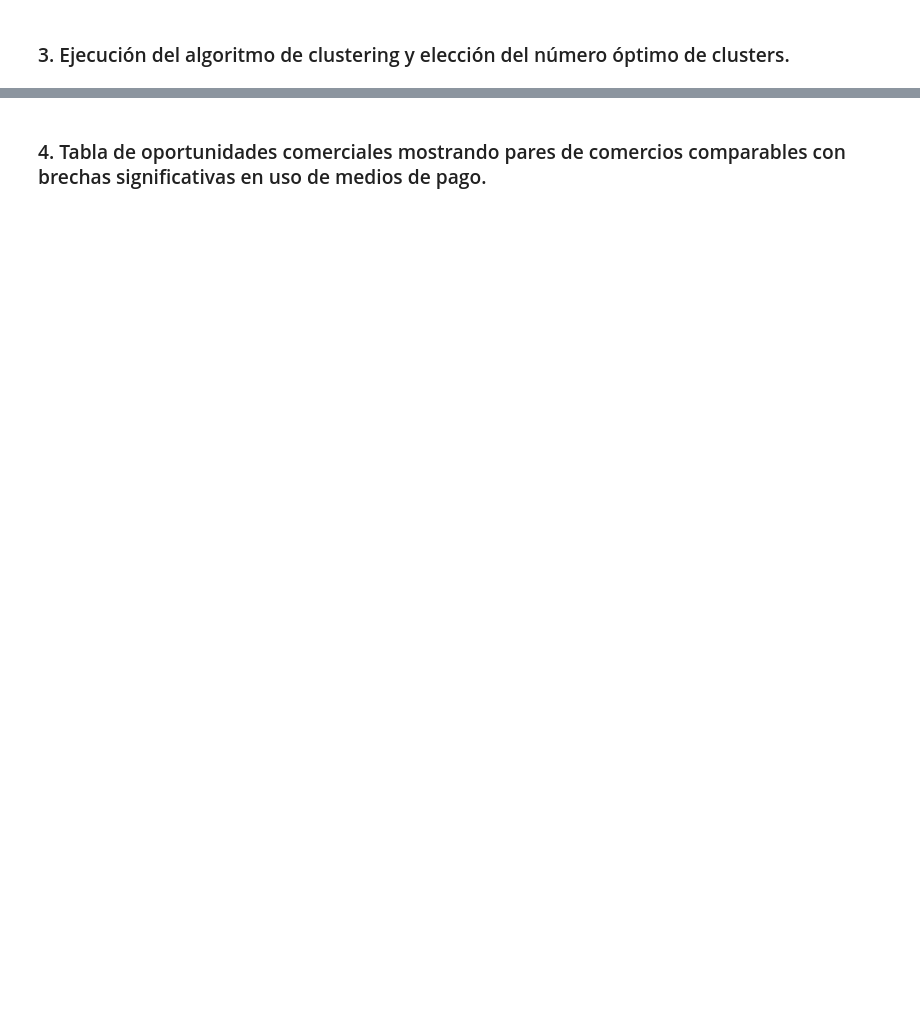
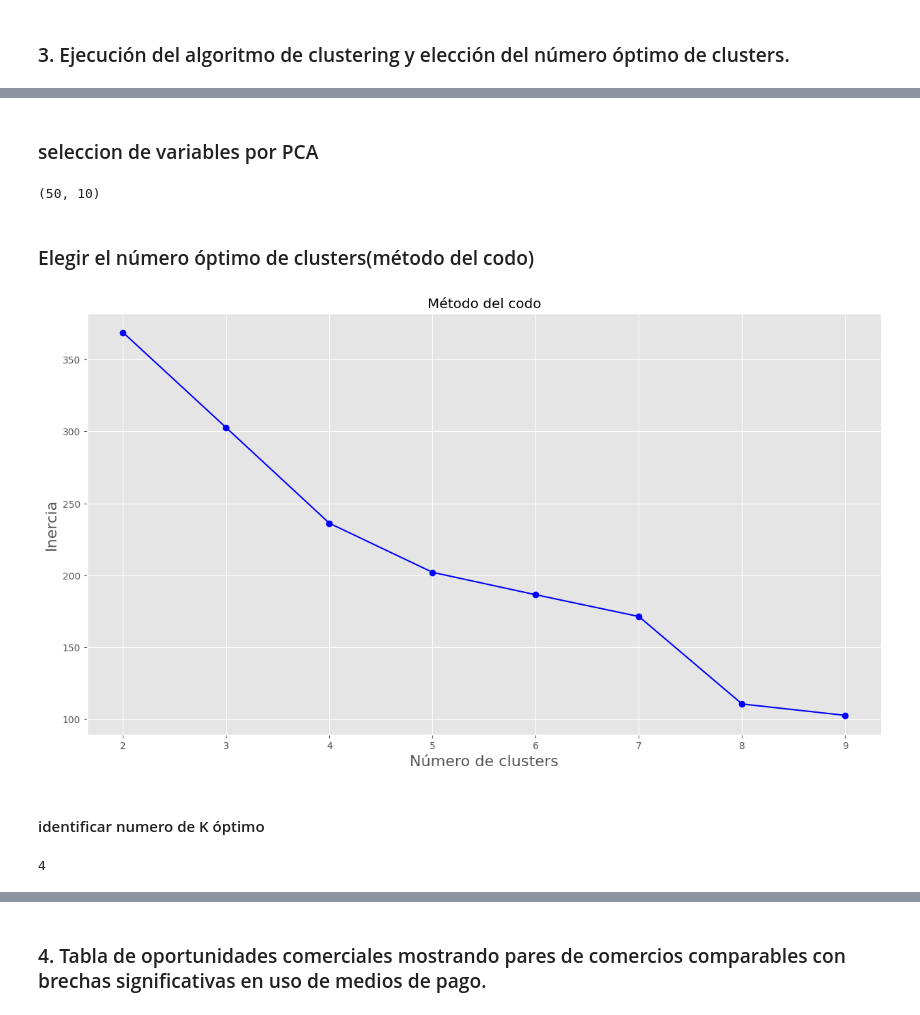
Before and after one commit to Dfperezgdatascientist/Prueba_tecnica_Wompi_EN, a Jupyter notebook: Prueba_tecnica_Wompi_Especialista_Negocio.ipynb, the cells around one changed output, grey strips where cells are left out. Saved outputs shown, nothing was run; the diff lists cells and outputs as text; code cells hidden in the pictures; blank space fills up the shorter version.

```diff
--- a/Prueba_tecnica_Wompi_Especialista_Negocio.ipynb
+++ b/Prueba_tecnica_Wompi_Especialista_Negocio.ipynb
@@ -268,3 +281,15 @@ anio_mes
 Name: proportion, dtype: float64
 # %% [markdown]
 ### Meticas generales
+# %%
+# Cálculo de métricas por comercio
+metrics = df_trans_comer.groupby(['merchant_name','merchant_ciiu']).agg(
+    num_transacciones=('id', 'count'),
+    ticket_promedio=('amount_in_cents', 'mean'),
+    tasa_aprobacion=('status', lambda x: (x == 'APPROVED').mean()),
+).reset_index()
+# Distribución de medios de pago por comercio
+payment_dist = pd.crosstab(df_trans_comer['merchant_name'], df_trans_comer['payment_method_type'], normalize='index')
+metrics = metrics.join(payment_dist, on=['merchant_name'])
+print(metrics.shape)
+metrics.head(10)
@@ -345,0 +336,12 @@ Ventajas de la interoperabilidad financiera para las personas
+# %%
+### seleccion de variables por PCA
+num_attributes = ['num_transacciones', 'ticket_promedio', 'tasa_aprobacion',
+       'BANCOLOMBIA', 'CARD', 'CASH', 'NEQUI', 'PSE']
+cat_attributes = ['merchant_ciiu']
+
+pipeline = ColumnTransformer([
+        ('num', StandardScaler(), num_attributes),
+        ('cat', OneHotEncoder(), cat_attributes),
+])
+df_prepared = pipeline.fit_transform(metrics)
+df_prepared
@@ -345,0 +366,9 @@ Ventajas de la interoperabilidad financiera para las personas
+# %% [markdown]
+### seleccion de variables por PCA
+# %%
+# Preserving 95% of the variance
+pca = PCA(n_components=0.95)
+df_reduced = pca.fit_transform(df_prepared)
+df_reduced.shape
+# %% [output]
+(50, 10)
@@ -345,0 +384,20 @@ Ventajas de la interoperabilidad financiera para las personas
+# %% [markdown]
+### Elegir el número óptimo de clusters(método del codo)
+# %%
+k_range = range(2, 10)
+kmeans_per_k = [KMeans(n_clusters=k, random_state=42).fit(df_reduced)
+                for k in k_range]
+inertias = [model.inertia_ for model in kmeans_per_k]
+# %%
+plt.figure(figsize=(15, 8))
+plt.plot(k_range, inertias, 'bo-', marker='o')
+plt.xlabel('K', fontsize=16)
+plt.ylabel('Inertia', fontsize=16)
+plt.xlabel('Número de clusters')
+plt.ylabel('Inercia')
+plt.title('Método del codo')
+plt.show()
+# %% [output]
+[figure, added]
+# %% [markdown]
+#### identificar numero de K óptimo
@@ -345,0 +407,8 @@ Ventajas de la interoperabilidad financiera para las personas
+# %%
+best_index = np.argmax(silhouette_scores)
+best_k = k_range[best_index]
+best_score = silhouette_scores[best_index]
+# Best number of clusters
+best_k
+# %% [output]
+4
```
Also changed, not shown: parts of 46 cells of this notebook.
